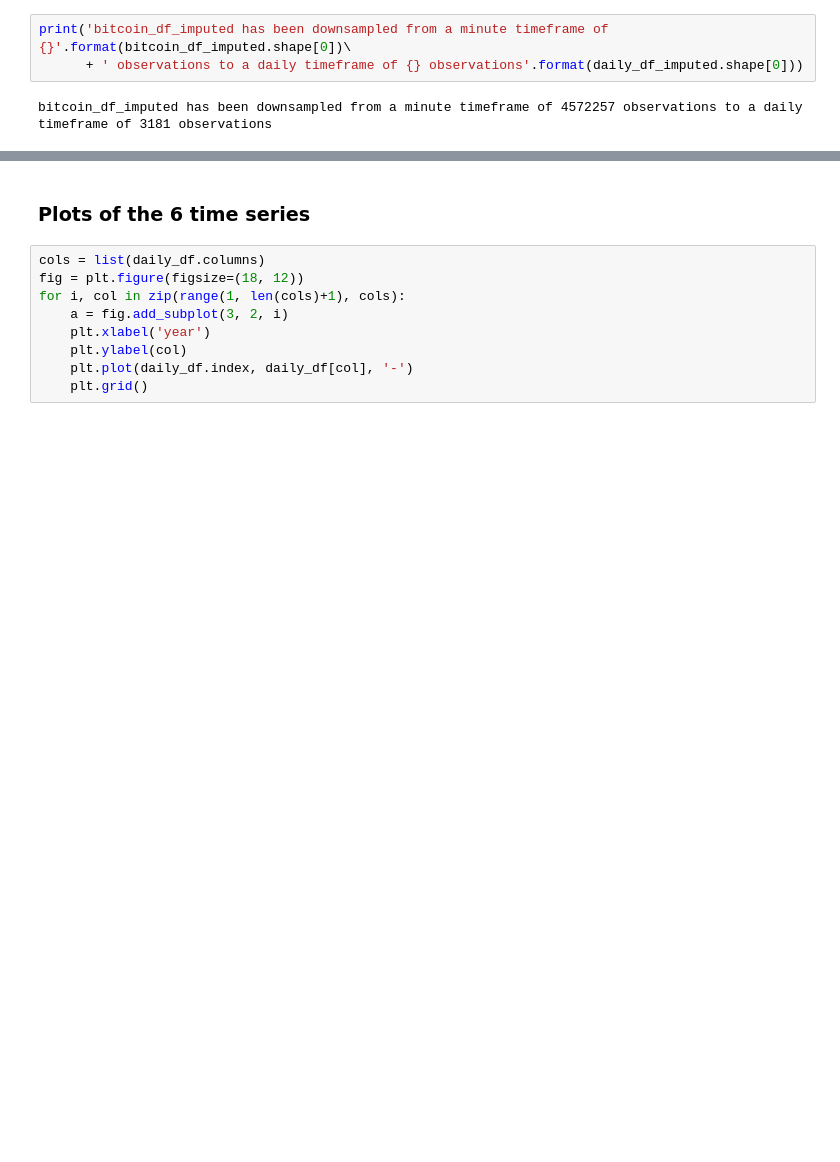
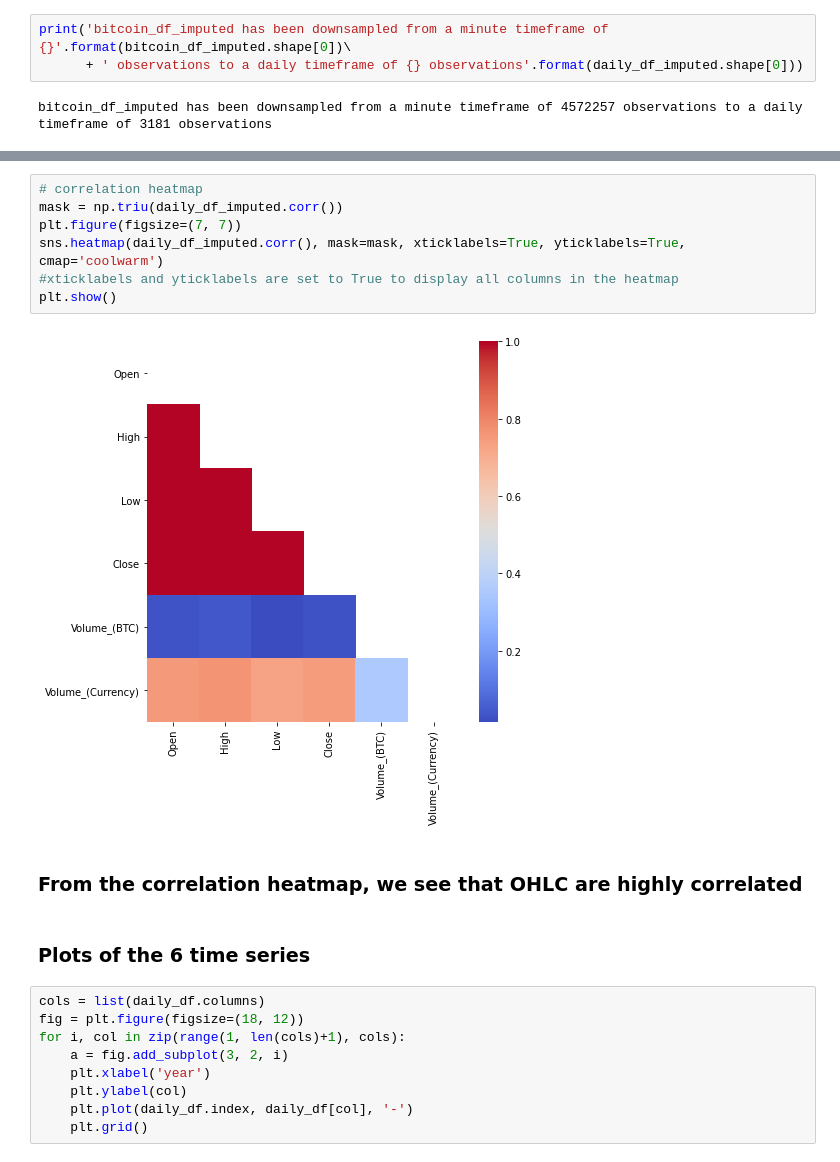
Before and after one commit to HamoyeHQ/05-bitcoin-trading, a Jupyter notebook: OHLC_BTC_CUR multivariate time series.ipynb, the cells around one changed output, grey strips where cells are left out. Cells and saved outputs as stored; diff of their text form; blank space fills up the shorter version.

Commit message:
Edited MAPE function, added correlation and causation test
Edited the MAPE function to replace all occurrences of zero with epsilon=1e-4. Added correlation and causation test.

```diff
--- a/OHLC_BTC_CUR multivariate time series.ipynb
+++ b/OHLC_BTC_CUR multivariate time series.ipynb
@@ -425,3 +438,14 @@ bitcoin_df_imputed has been downsampled from a minute timeframe of 4572257 obser
+# %%
+# correlation heatmap
+mask = np.triu(daily_df_imputed.corr())
+plt.figure(figsize=(7, 7))
+sns.heatmap(daily_df_imputed.corr(), mask=mask, xticklabels=True, yticklabels=True, cmap='coolwarm')
+#xticklabels and yticklabels are set to True to display all columns in the heatmap
+plt.show()
+# %% [output]
+[figure, added]
+# %% [markdown]
+### From the correlation heatmap, we see that OHLC are highly correlated
 # %% [markdown]
 ### Plots of the 6 time series
 # %%
```
Also changed, not shown: parts of 29 cells of this notebook.
